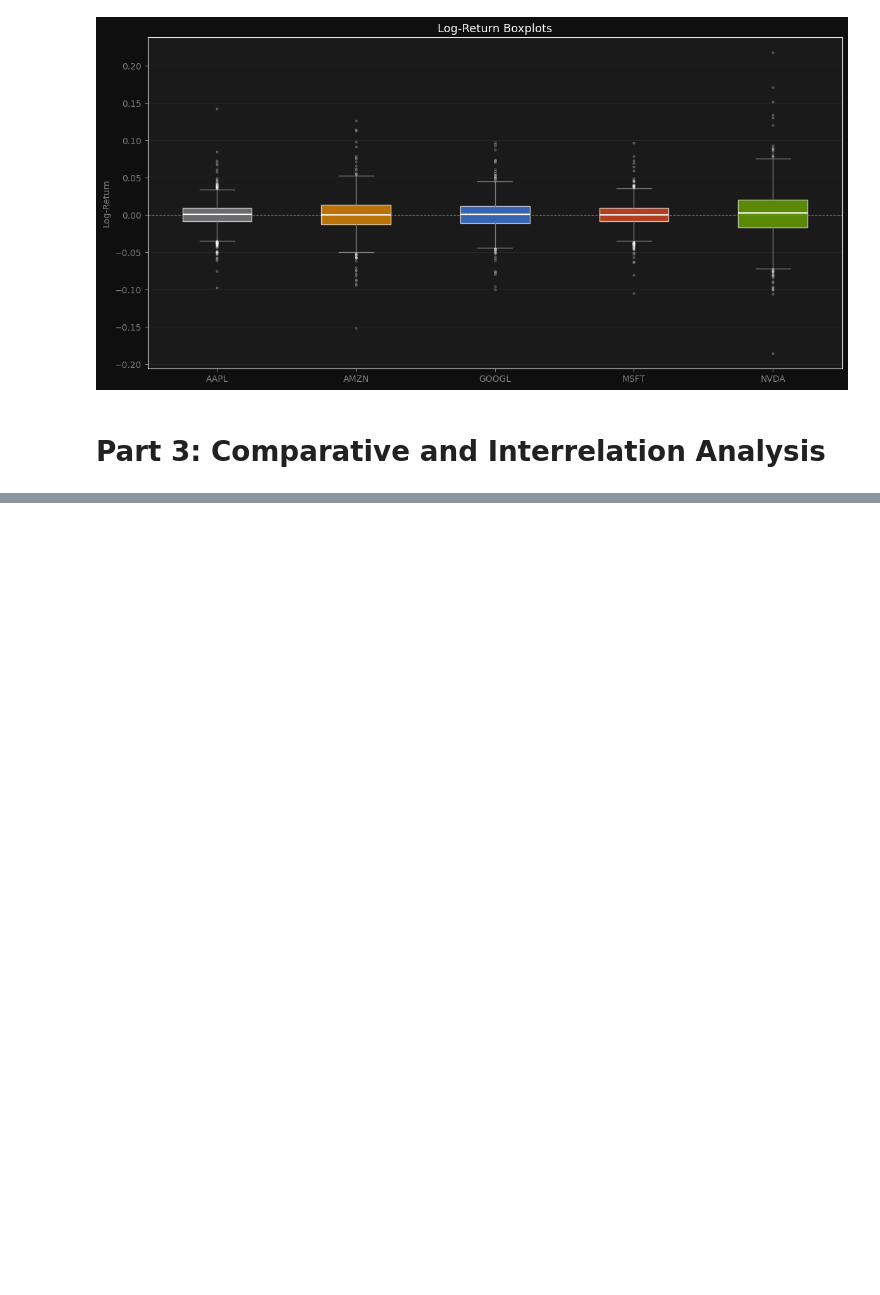
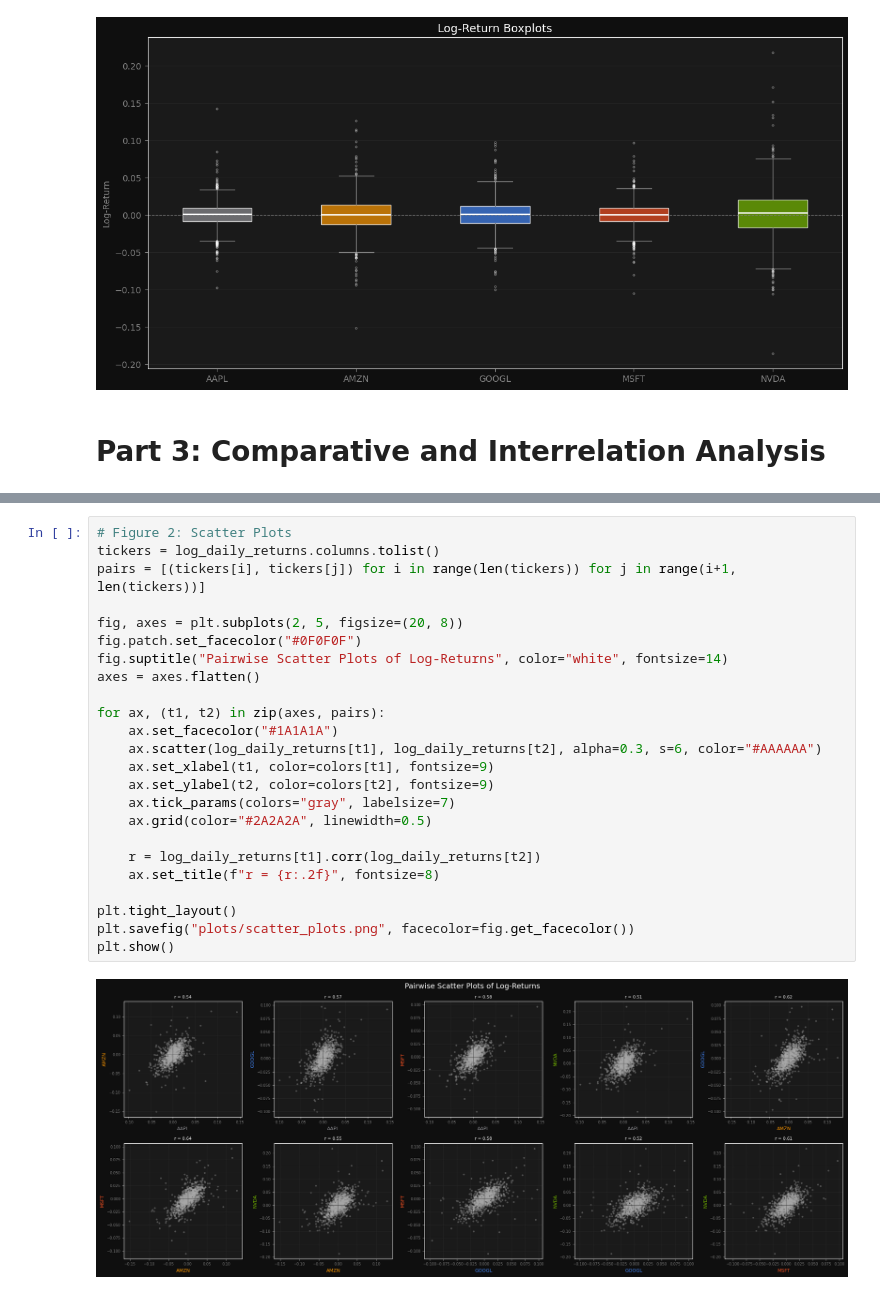
Before and after one commit to RobertArustamyan/QFProject1, a Jupyter notebook: main.ipynb, the cells around one changed output, grey strips where cells are left out. Cells and saved outputs as stored; diff of their text form; blank space fills up the shorter version.

```diff
--- a/main.ipynb
+++ b/main.ipynb
@@ -213,0 +246,26 @@ plt.show()
+# %%
+# Figure 2: Scatter Plots
+tickers = log_daily_returns.columns.tolist()
+pairs = [(tickers[i], tickers[j]) for i in range(len(tickers)) for j in range(i+1, len(tickers))]
+
+fig, axes = plt.subplots(2, 5, figsize=(20, 8))
+fig.patch.set_facecolor("#0F0F0F")
+fig.suptitle("Pairwise Scatter Plots of Log-Returns", color="white", fontsize=14)
+axes = axes.flatten()
+
+for ax, (t1, t2) in zip(axes, pairs):
+    ax.set_facecolor("#1A1A1A")
+    ax.scatter(log_daily_returns[t1], log_daily_returns[t2], alpha=0.3, s=6, color="#AAAAAA")
+    ax.set_xlabel(t1, color=colors[t1], fontsize=9)
+    ax.set_ylabel(t2, color=colors[t2], fontsize=9)
+    ax.tick_params(colors="gray", labelsize=7)
+    ax.grid(color="#2A2A2A", linewidth=0.5)
+
+    r = log_daily_returns[t1].corr(log_daily_returns[t2])
+    ax.set_title(f"r = {r:.2f}", fontsize=8)
+
+plt.tight_layout()
+plt.savefig("plots/scatter_plots.png", facecolor=fig.get_facecolor())
+plt.show()
+# %% [output]
+[figure, added]
```
Also changed, not shown: parts of 3 cells of this notebook, 3 other files.
